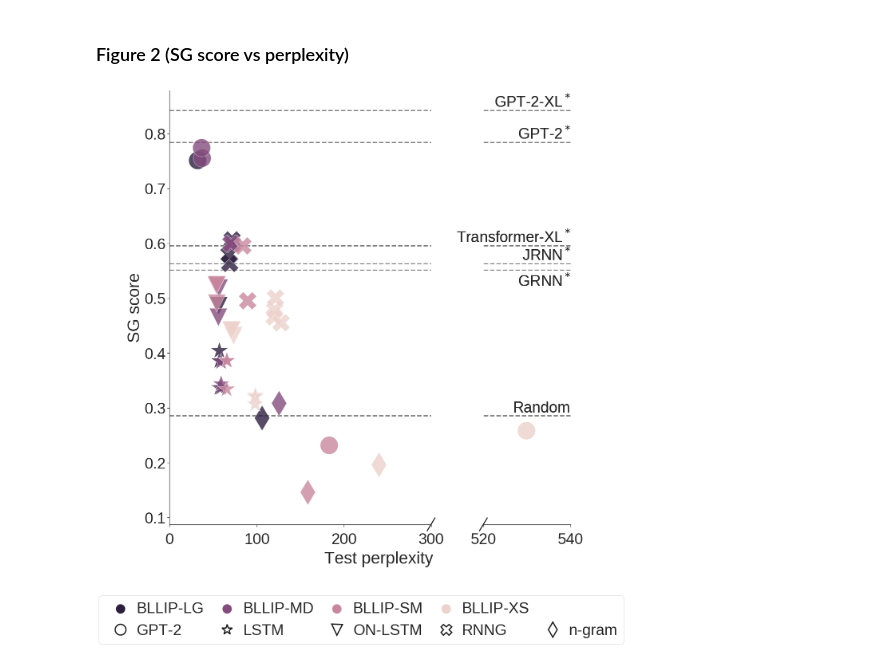
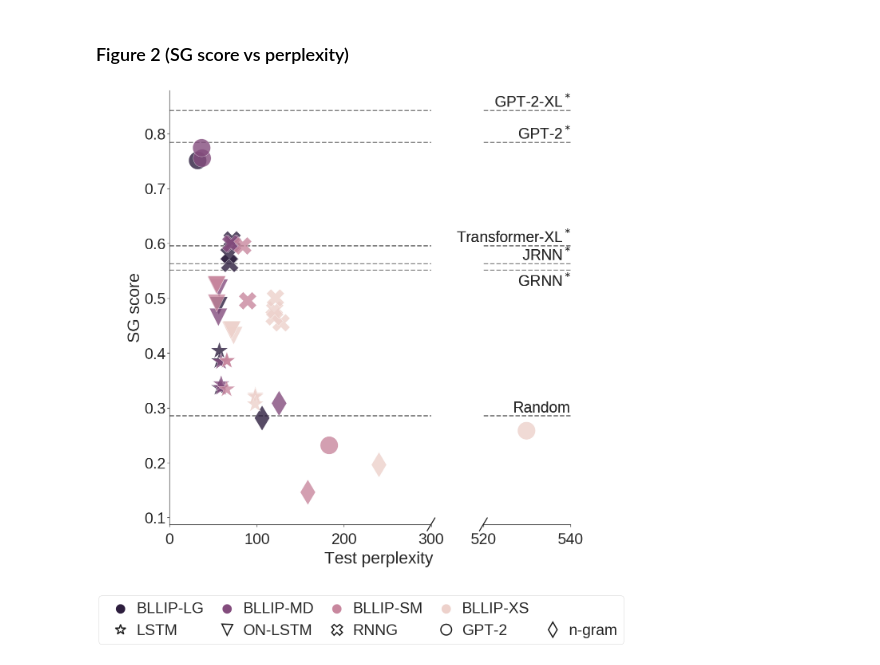
Before and after one commit to cpllab/syntactic-generalization, a Jupyter notebook: notebooks/main.ipynb, the cells around one changed output. Saved outputs shown, nothing was run; the diff lists cells and outputs as text; code cells hidden in the pictures.

Commit message:
change model ordering to match main text

```diff
--- a/notebooks/main.ipynb
+++ b/notebooks/main.ipynb
@@ -333,7 +333,7 @@ PERPLEXITY_LABEL = "Test perplexity"
 # Establish consistent orderings of model names, corpus names, circuit names
 # for figure ordering / coloring. (NB these refer to prettified names)
 model_order = sorted(set(results_df.pretty_model_name))
-controlled_model_order = sorted(set(results_df[results_df.model_name.isin(controlled_models)].pretty_model_name))
+controlled_model_order = ["LSTM", "ON-LSTM", "RNNG", "GPT-2", "n-gram"] #sorted(set(results_df[results_df.model_name.isin(controlled_models)].pretty_model_name))
 corpus_order = ["BLLIP-LG", "BLLIP-MD", "BLLIP-SM", "BLLIP-XS",
                 "BLLIP-LG-BPE", "BLLIP-LG-GPTBPE",
                 "BLLIP-MD-GPTBPE", "BLLIP-SM-GPTBPE", "BLLIP-XS-GPTBPE"]
@@ -554,32 +554,32 @@ legend_title_map = {"pretty_model_name": "Model",
 # Re-map some labels.
 # labels = [legend_title_map.get(l, l) for l in labels]
 drop_indices = [i for i,l in enumerate(labels) if l in legend_title_map.keys() or l in no_ppl_data.pretty_model_name.values]
 handles = [h for i,h in enumerate(handles) if i not in drop_indices]
 labels = [l for i,l in enumerate(labels) if i not in drop_indices]
 labels = [l if l not in joined_data.corpus_size.unique() else "BLLIP-%s" % l.upper() for l in labels]
 
 # Add empty handle for legend spacing.
 handles.insert(4, mpatches.Patch(facecolor="white"))
 labels.insert(4, "")
 
 # Re-order labels.
-new_order = ["BLLIP-LG", "GPT-2", "BLLIP-MD", "LSTM", "BLLIP-SM", "ON-LSTM", "BLLIP-XS", "RNNG", "", "n-gram"]
+new_order = ["BLLIP-LG", "LSTM", "BLLIP-MD", "ON-LSTM", "BLLIP-SM", "RNNG", "BLLIP-XS", "GPT-2", "", "n-gram"]
 inds = [labels.index(l) for l in new_order]
 handles = [handles[i] for i in inds]
 labels = [labels[i] for i in inds]
 
 # Set model style markers in legend to outlines only.
 for i, (l, h) in enumerate(zip(labels, handles)):
     if l != "":
         h.set_sizes([500.0])
         if l in joined_data.pretty_model_name.unique():
              handles[i] = Line2D([0], [0], marker=markers[l], color='k', mew=3, lw=0,
                           markerfacecolor='w', markersize=27)
 
 plt.legend(handles, labels, bbox_to_anchor=(-4.5,-0.22), ncol=5, loc="center left", columnspacing=0.5, handletextpad=0.05)
 
 if RENDER_FINAL:
     # Can't use render_final function because of some spine issues.
     plt.savefig(figure_path / "perplexity.pdf", bbox_inches="tight")
 # %% [output]
-[figure, old version]
+[figure, new version]
```
Also changed, not shown: parts of 2 cells of this notebook.
